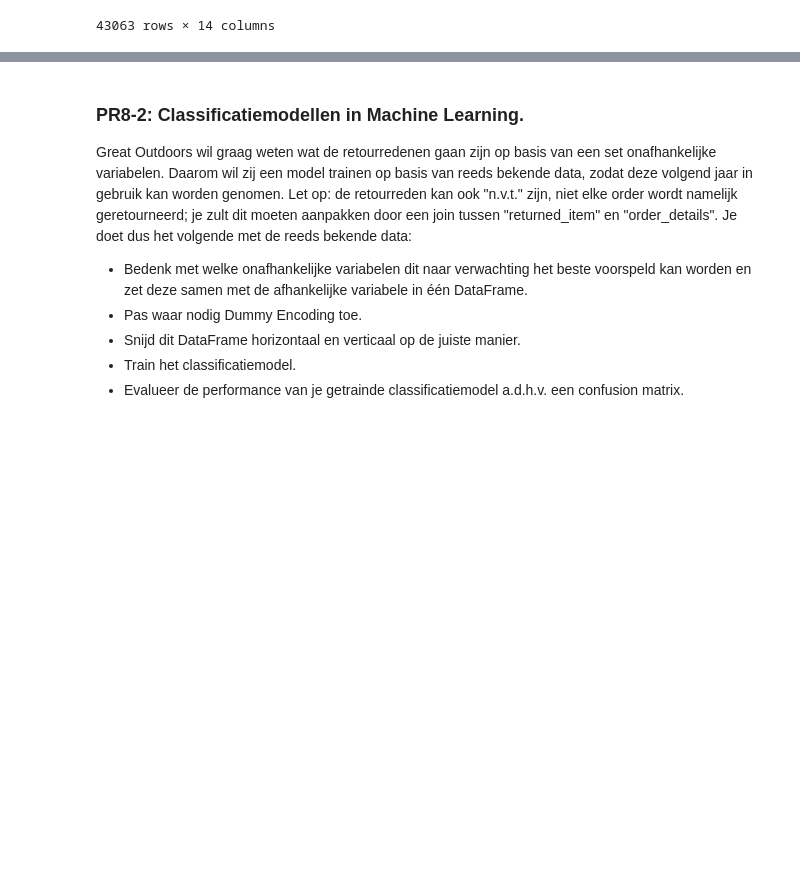
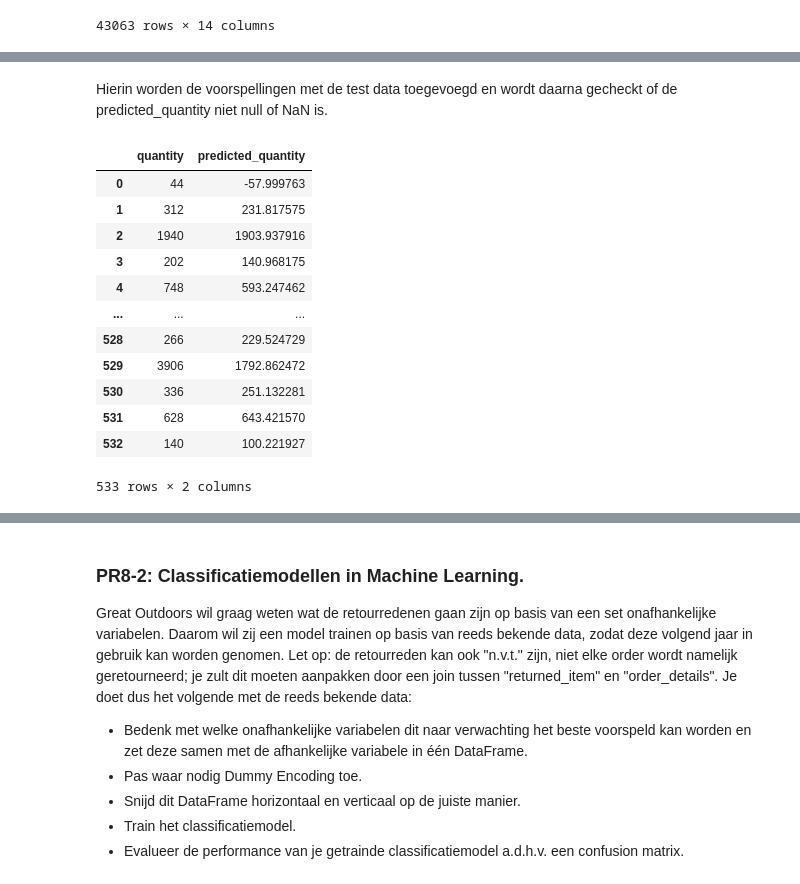
Before and after one commit to Peter-The-Great/DEDS_Portfolio_Week-8, a Jupyter notebook: regressionmodel.ipynb, the cells around one changed output, grey strips where cells are left out. Drawn from its saved outputs; the diff is of its cells as text; code cells hidden in the pictures; blank space fills up the shorter version.

```diff
--- a/regressionmodel.ipynb
+++ b/regressionmodel.ipynb
@@ -75,0 +184,2 @@ test_pred = model.predict(X_test)
+# %%
+x_train, x_test, y_train, y_test = train_test_split(x, y, test_size=0.15, random_state=42)
@@ -75,0 +237,19 @@ test_pred = model.predict(X_test)
+# %% [markdown]
+Hierin worden de voorspellingen met de test data toegevoegd en wordt daarna gecheckt of de predicted_quantity niet null of NaN is.
+# %%
+y_test_prediction_merge = pd.concat([y_test.reset_index()['quantity'], prediction_df], axis=1)
+y_test_prediction_merge.loc[y_test_prediction_merge['predicted_quantity'].notna(),:]
+# %% [output]
+|  | quantity | predicted_quantity |
+| 0 | 44 | -57.999763 |
+| 1 | 312 | 231.817575 |
+| 2 | 1940 | 1903.937916 |
+| 3 | 202 | 140.968175 |
+| 4 | 748 | 593.247462 |
+| ... | ... | ... |
+| 528 | 266 | 229.524729 |
+| 529 | 3906 | 1792.862472 |
+| 530 | 336 | 251.132281 |
+| 531 | 628 | 643.421570 |
+| 532 | 140 | 100.221927 |
+533 rows × 2 columns
```
Also changed, not shown: parts of 32 cells of this notebook, 3 other files.
